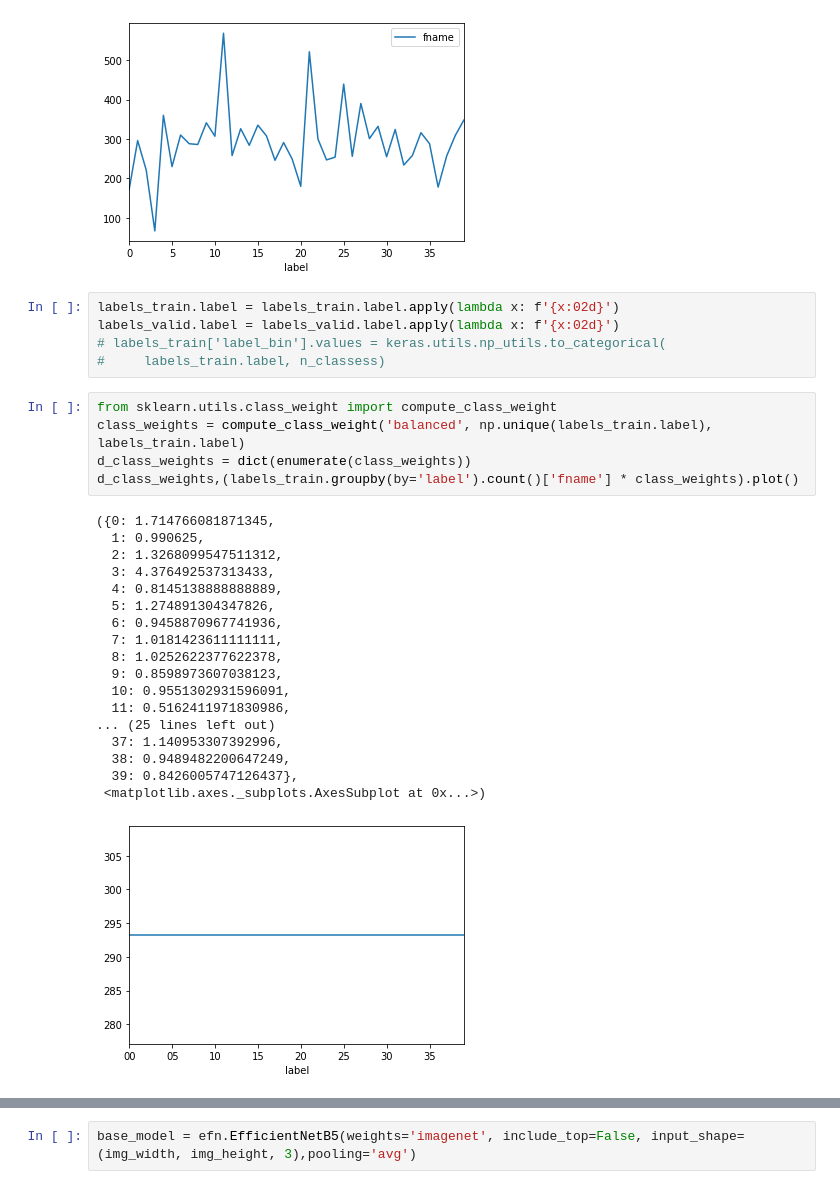
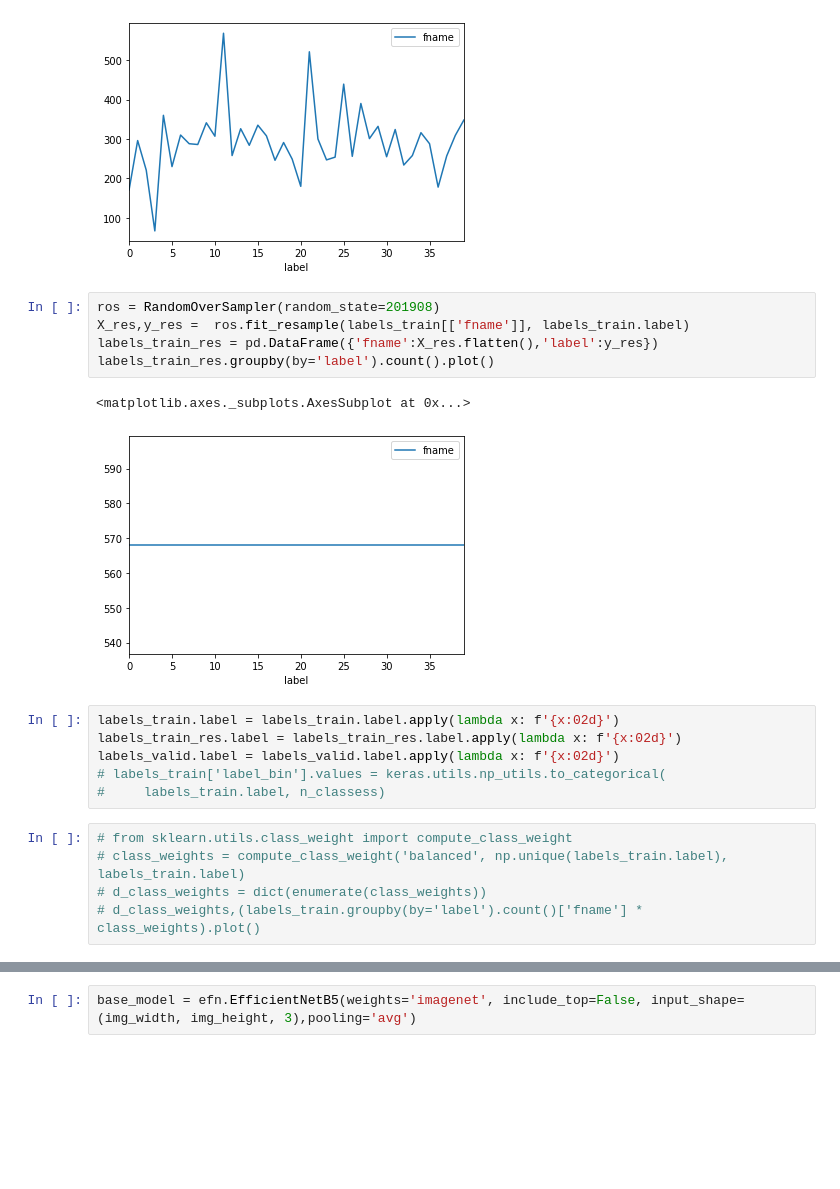
Before and after one commit to mmdestone/hw-garbage, a Jupyter notebook: src_yj/EfficientNet-B5-9.8.4-0123.ipynb, the cells around one changed output, grey strips where cells are left out. Cells and saved outputs as stored; diff of their text form; blank space fills up the shorter version.

```diff
--- a/src_yj/EfficientNet-B5-9.8.4-0123.ipynb
+++ b/src_yj/EfficientNet-B5-9.8.4-0123.ipynb
@@ -49,35 +50,25 @@ labels_train.groupby(by='label').count().plot()
 # %% [output]
 <matplotlib.axes._subplots.AxesSubplot at 0x...>
 [figure]
+# %%
+ros = RandomOverSampler(random_state=201908)
+X_res,y_res =  ros.fit_resample(labels_train[['fname']], labels_train.label)
+labels_train_res = pd.DataFrame({'fname':X_res.flatten(),'label':y_res})
+labels_train_res.groupby(by='label').count().plot()
+# %% [output]
+<matplotlib.axes._subplots.AxesSubplot at 0x...>
+[figure, added]
 # %%
 labels_train.label = labels_train.label.apply(lambda x: f'{x:02d}')
+labels_train_res.label = labels_train_res.label.apply(lambda x: f'{x:02d}')
 labels_valid.label = labels_valid.label.apply(lambda x: f'{x:02d}')
 # labels_train['label_bin'].values = keras.utils.np_utils.to_categorical(
 #     labels_train.label, n_classess)
 # %%
-from sklearn.utils.class_weight import compute_class_weight
-class_weights = compute_class_weight('balanced', np.unique(labels_train.label), labels_train.label)
-d_class_weights = dict(enumerate(class_weights))
-d_class_weights,(labels_train.groupby(by='label').count()['fname'] * class_weights).plot()
+# from sklearn.utils.class_weight import compute_class_weight
+# class_weights = compute_class_weight('balanced', np.unique(labels_train.label), labels_train.label)
+# d_class_weights = dict(enumerate(class_weights))
+# d_class_weights,(labels_train.groupby(by='label').count()['fname'] * class_weights).plot()
-# %% [output]
-({0: 1.714766081871345,
-  1: 0.990625,
-  2: 1.3268099547511312,
-  3: 4.376492537313433,
-  4: 0.8145138888888889,
-  5: 1.274891304347826,
-  6: 0.9458870967741936,
-  7: 1.0181423611111111,
-  8: 1.0252622377622378,
-  9: 0.8598973607038123,
-  10: 0.9551302931596091,
-  11: 0.5162411971830986,
-... (25 lines left out)
-  37: 1.140953307392996,
-  38: 0.9489482200647249,
-  39: 0.8426005747126437},
- <matplotlib.axes._subplots.AxesSubplot at 0x...>)
-[figure, removed]
 # %%
 ig = ImageDataGenerator(preprocessing_function=efn.preprocess_input,
                         horizontal_flip=True,
```
Also changed, not shown: parts of 3 cells of this notebook, 1 other file.
